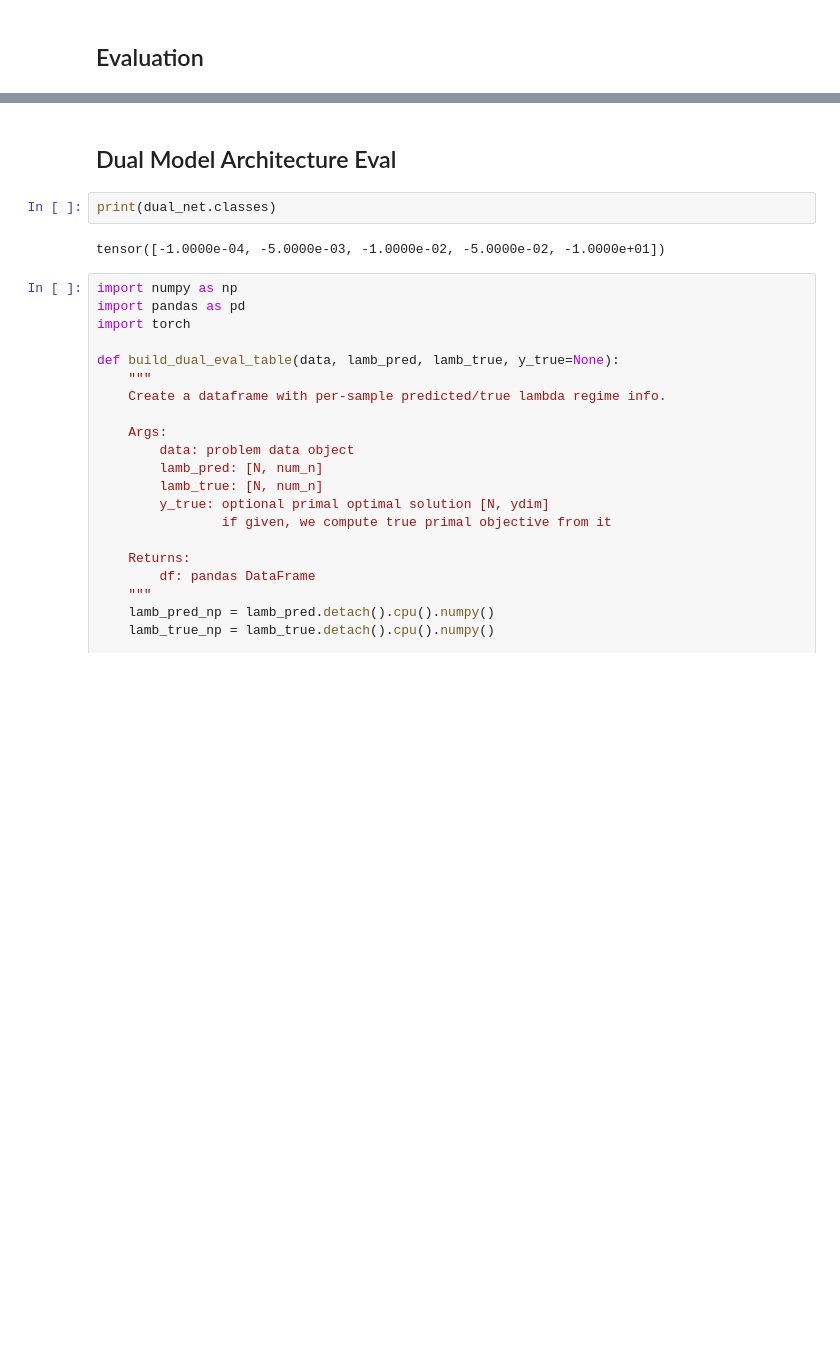
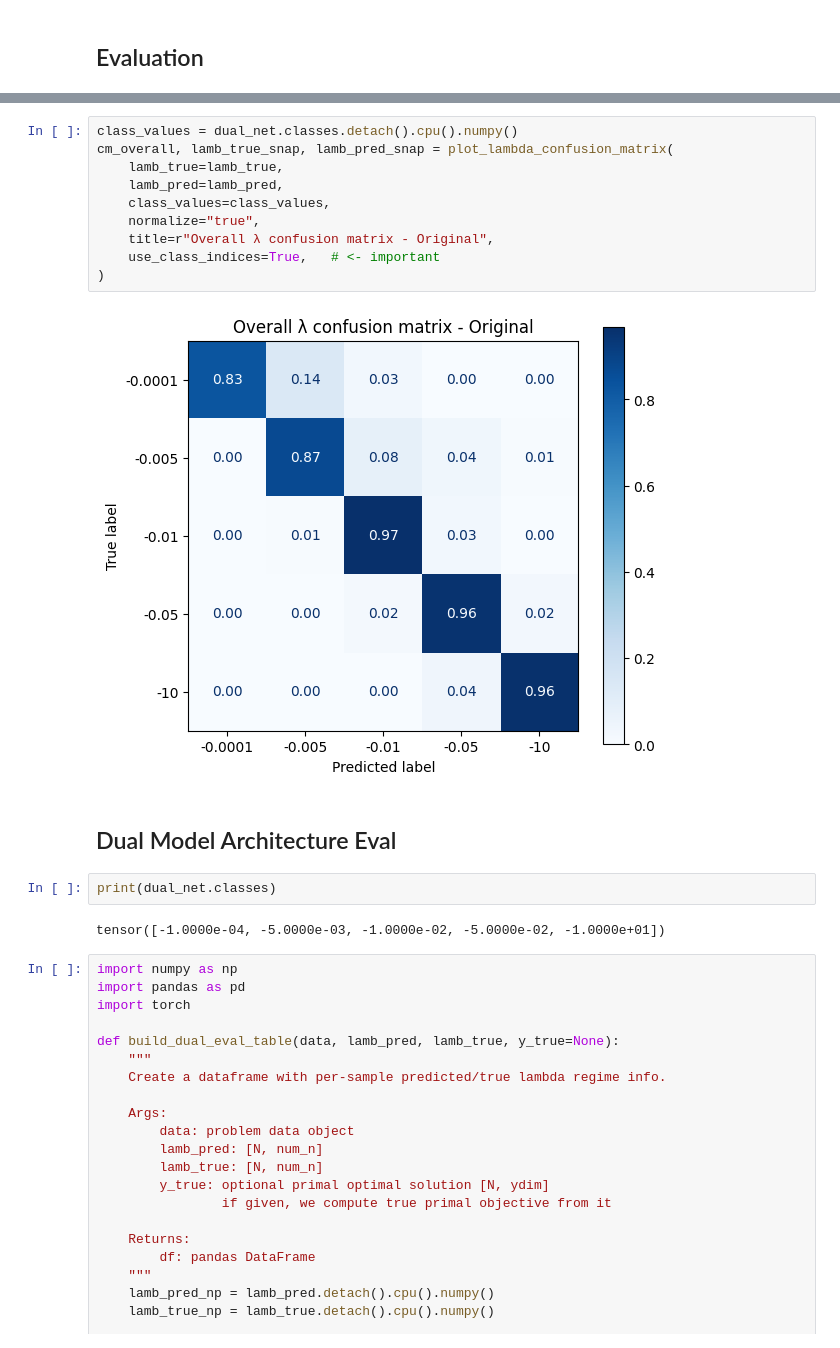
Before and after one commit to PeterrHH/ML-Enhanced-Benders, a Jupyter notebook: evaluate_dual.ipynb, the cells around one changed output, grey strips where cells are left out. Saved outputs shown, nothing was run; the diff lists cells and outputs as text; blank space fills up the shorter version.

```diff
--- a/evaluate_dual.ipynb
+++ b/evaluate_dual.ipynb
@@ -293,3 +470,15 @@ FRA          -10.0000     2.3        2.2
+# %%
+class_values = dual_net.classes.detach().cpu().numpy()
+cm_overall, lamb_true_snap, lamb_pred_snap = plot_lambda_confusion_matrix(
+    lamb_true=lamb_true,
+    lamb_pred=lamb_pred,
+    class_values=class_values,
+    normalize="true",
+    title=r"Overall λ confusion matrix - Original",
+    use_class_indices=True,   # <- important
+)
+# %% [output]
+[figure, added]
 # %% [markdown]
 ## Dual Model Architecture Eval
 # %%
```
Also changed, not shown: parts of 33 cells of this notebook, 15 other files.
